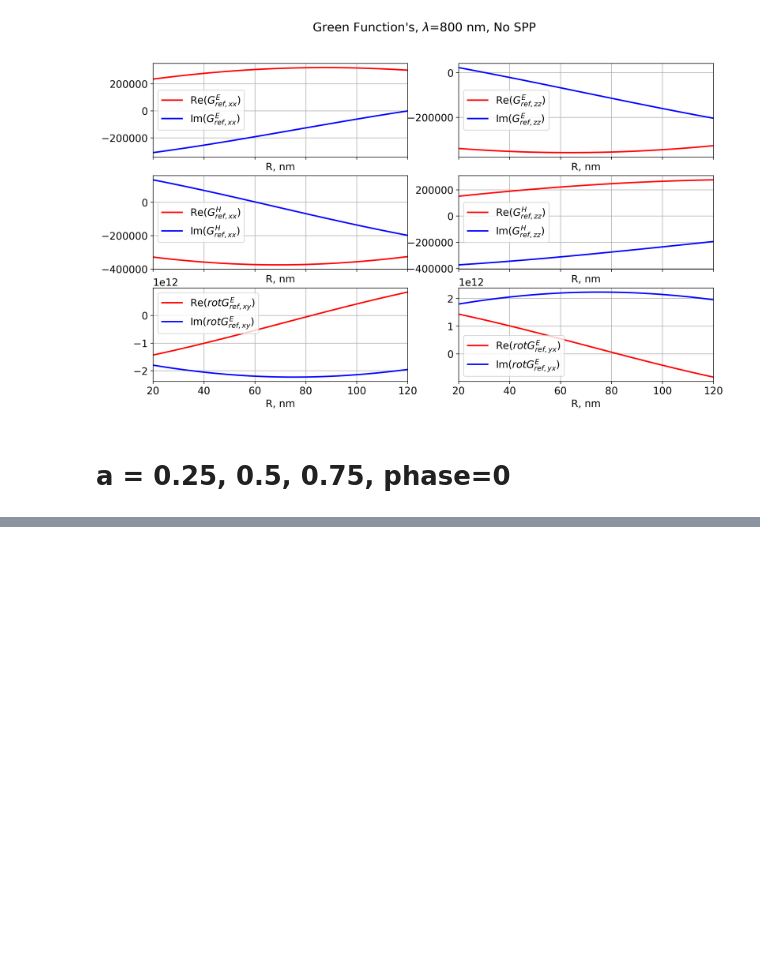
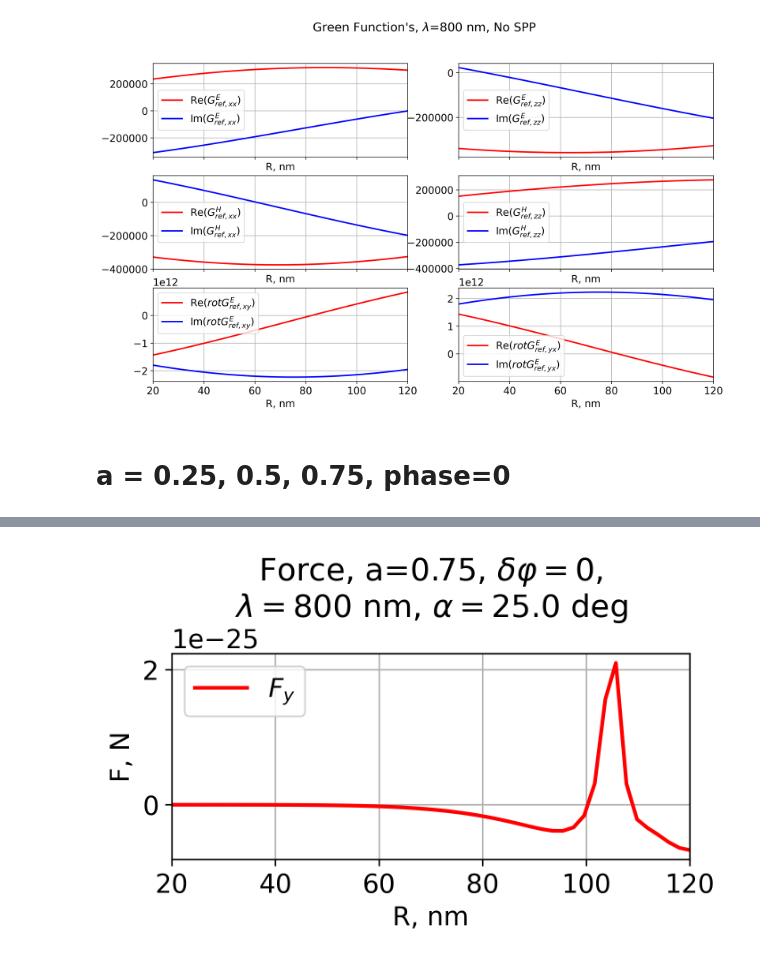
Before and after one commit to semyonbo/SPP_ANALYTICAL, a Jupyter notebook: TE-TM-force_compare.ipynb, the cells around one changed output, grey strips where cells are left out. Drawn from its saved outputs; the diff is of its cells as text; code cells hidden in the pictures; blank space fills up the shorter version.

```diff
--- a/TE-TM-force_compare.ipynb
+++ b/TE-TM-force_compare.ipynb
@@ -246,0 +318,13 @@ plt.show()
+# %%
+plt.figure(figsize=(5,2), dpi=300)
+plt.plot(R, F_y[:,0], label='$F_y$', lw=2, c='red')
+plt.xlim(R[0], R[-1])
+plt.title(f'Force, a={a}, $\delta \\varphi=${phase},\n$\lambda=${wl} nm, $\\alpha=${round(angle*180/np.pi,1)} deg')
+plt.xlabel('R, nm')
+plt.ylabel('F, N')
+plt.grid()
+plt.legend()
+plt.savefig(f'plots_new/F_y_a_{a}_phase_{phase}.pdf', format="pdf", bbox_inches='tight')
+plt.show()
+# %% [output]
+[figure, added]
```
Also changed, not shown: parts of 12 cells of this notebook.
